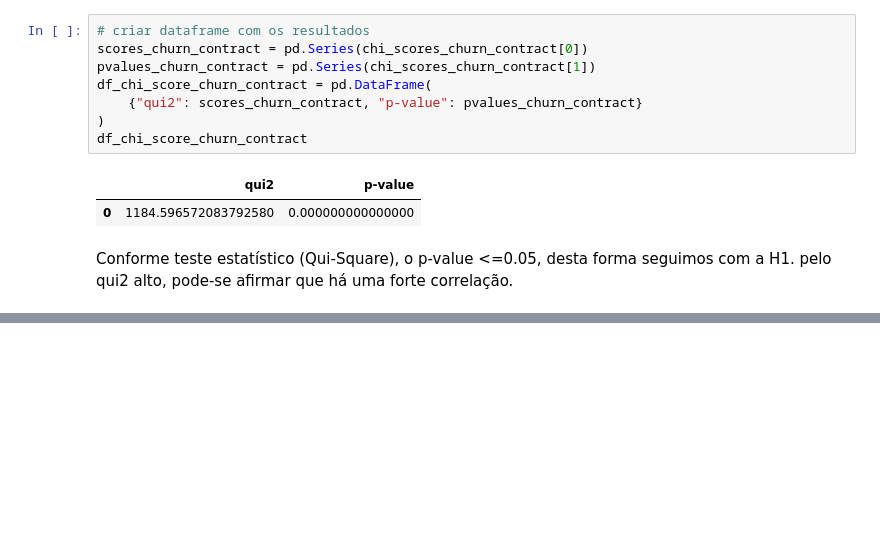
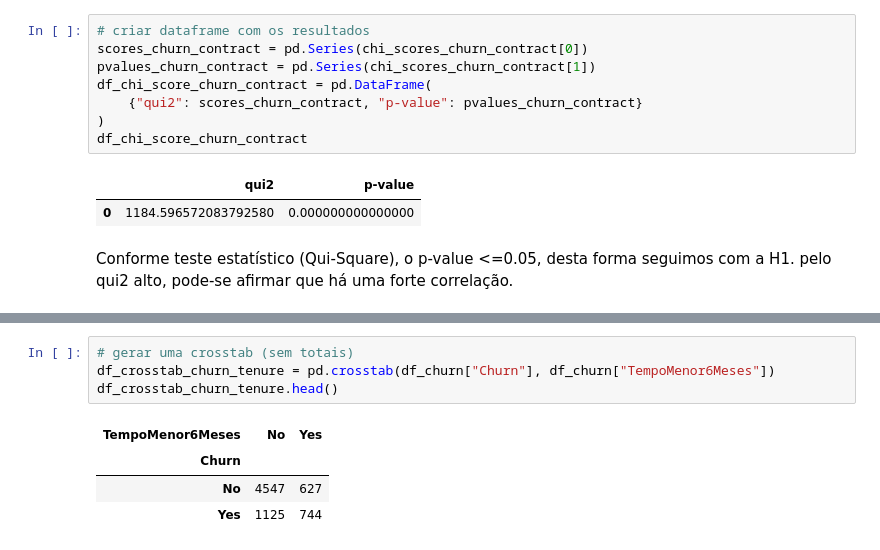
Before and after one commit to mgckaled/ignite-devia-introduction, a Jupyter notebook: ead_churn.ipynb, the cells around one changed output, grey strips where cells are left out. Saved outputs shown, nothing was run; the diff lists cells and outputs as text; blank space fills up the shorter version.

```diff
--- a/ead_churn.ipynb
+++ b/ead_churn.ipynb
@@ -696,0 +724,9 @@ Conforme teste estatístico (Qui-Square), o p-value <=0.05, desta forma seguimos
+# %%
+# gerar uma crosstab (sem totais)
+df_crosstab_churn_tenure = pd.crosstab(df_churn["Churn"], df_churn["TempoMenor6Meses"])
+df_crosstab_churn_tenure.head()
+# %% [output]
+| TempoMenor6Meses | No | Yes |
+| Churn |  |  |
+| No | 4547 | 627 |
+| Yes | 1125 | 744 |
```
Also changed, not shown: parts of 10 cells of this notebook, 3 other files.
